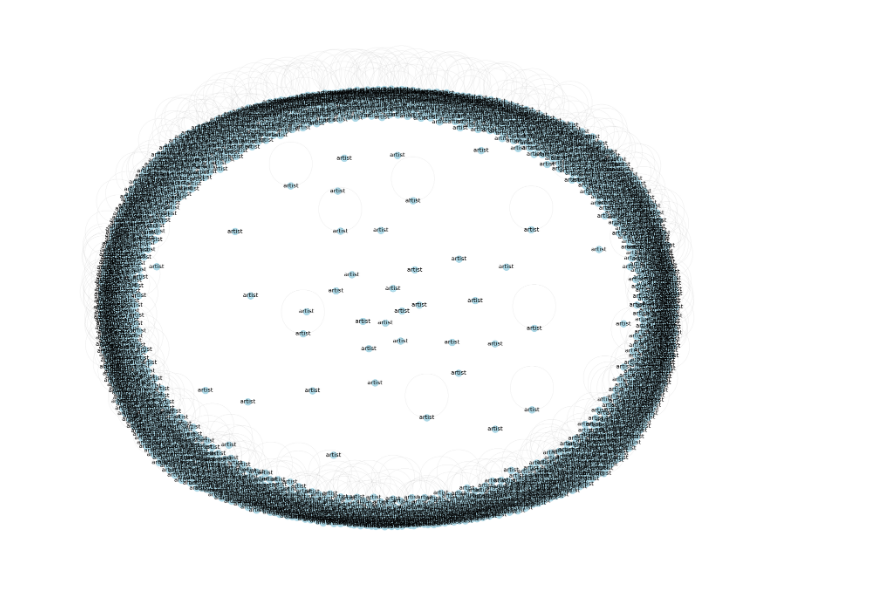
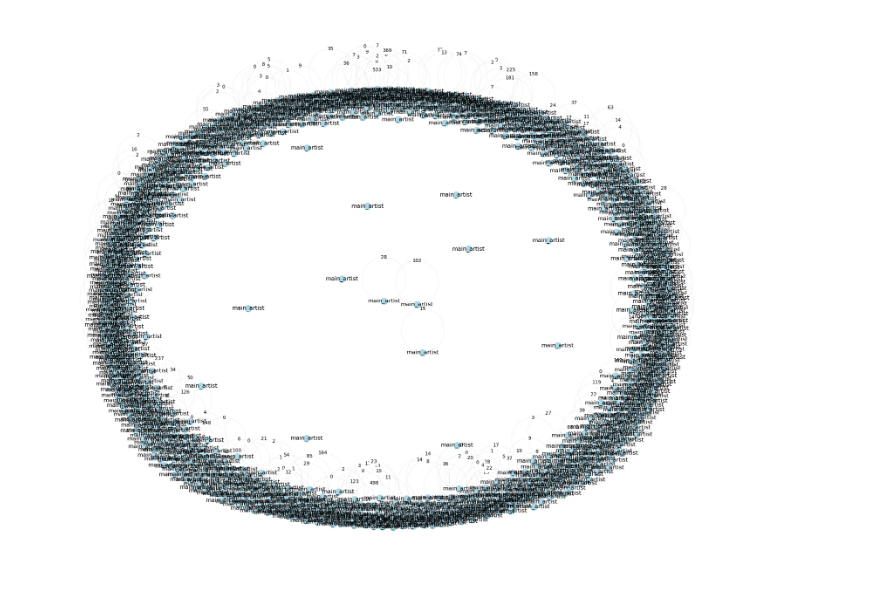
Before and after one commit to Lycnda/spotify-top200globalchart-analysis, a Jupyter notebook: artistnetworkgraphweighted.ipynb, the cells around one changed output. Drawn from its saved outputs; the diff is of its cells as text; code cells hidden in the pictures.

Commit message:
updating the latest files which include a new file to run all the spotify 5 countries whose data is being collected.

```diff
--- a/artistnetworkgraphweighted.ipynb
+++ b/artistnetworkgraphweighted.ipynb
@@ -9,7 +9,7 @@ data = pd.read_csv('Classification/all_files_ZAv1.csv')
 # data.columns
 # %%
 # Extract relevant columns
-artists = data['artist_names']
+artists = data['main_artist']
 tracks = data['track_name']
 weights = data['artistAppearanceCount']  # Assuming this column contains the weights
 # %%
@@ -66,34 +66,34 @@ Index(['artistAppearanceCount', 'rank', 'track_name', 'source', 'streams',
 G = nx.Graph()
 
 # Add nodes for artists and tracks
-G.add_nodes_from(artists, label='artist')
+G.add_nodes_from(artists, label='main_artist')
 # G.add_nodes_from(tracks, label='track')
 
 # Add edges with weightings
 for i in range(len(data)):
     artist = artists[i]
 #     track = tracks[i]
     weight = weights[i]
     G.add_edge(artist, artist, weight=weight)
 
 # Visualize the network diagram
 plt.figure(figsize=(20, 16))  # Adjust the figure size as needed
 
 pos = nx.spring_layout(G)  # Try different layout algorithms for better node positioning
 
 # Customize node and edge styles
 node_size = 200  # Increase the node size
 node_color = 'lightblue'  # Change the node color
 edge_color = 'gray'  # Change the edge color
 edge_width = 0.1  # Adjust the edge thickness
 
 labels = nx.get_node_attributes(G, 'label')
 weights = nx.get_edge_attributes(G, 'weight')
 
 nx.draw(G, pos, with_labels=True, labels=labels, node_size=node_size, node_color=node_color,
         edge_color=edge_color, width=edge_width)
 nx.draw_networkx_edge_labels(G, pos, edge_labels=weights)
 plt.axis('off')  # Hide the axis to remove clutter
 plt.show()
 # %% [output]
-[figure, old version]
+[figure, new version]
```
Also changed, not shown: parts of 6 cells of this notebook, 5 other files.
